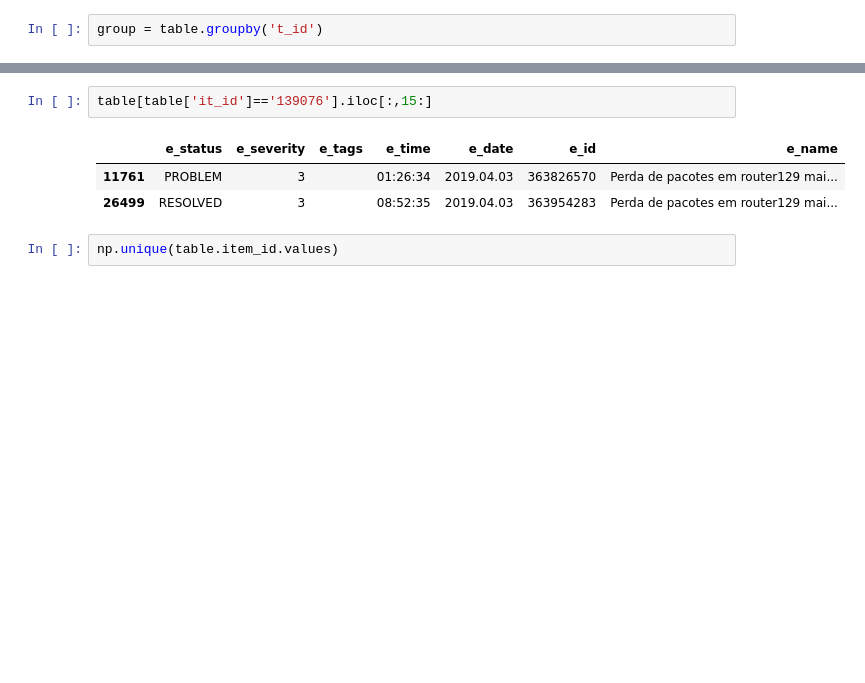
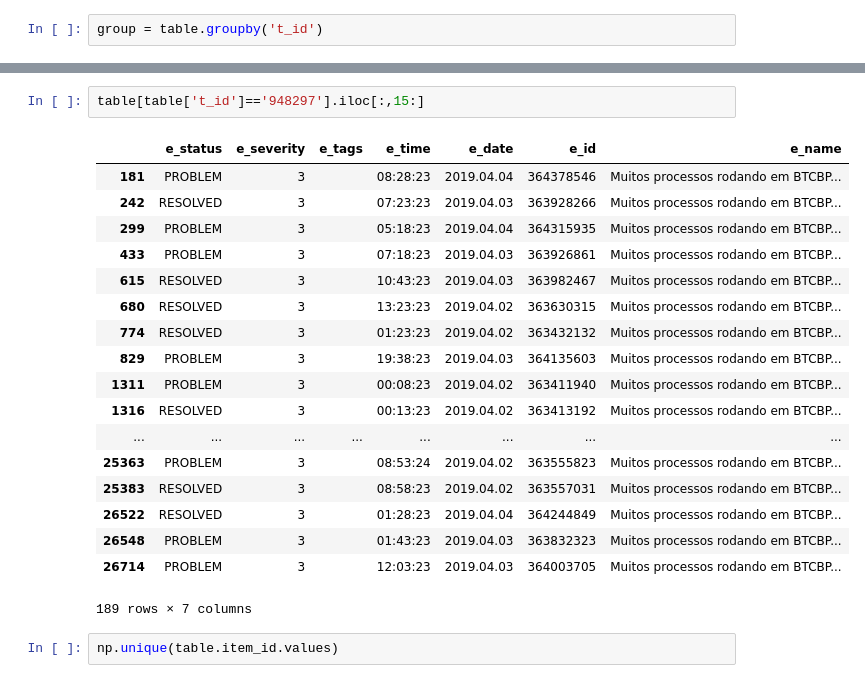
Before and after one commit to michaeloc/data_analysis_server_log, a Jupyter notebook: Analise_descritiva_michael_neto.ipynb, the cells around one changed output, grey strips where cells are left out. Cells and saved outputs as stored; diff of their text form; blank space fills up the shorter version.

```diff
--- a/Analise_descritiva_michael_neto.ipynb
+++ b/Analise_descritiva_michael_neto.ipynb
@@ -169,9 +162,24 @@ table[table['t_id']=='139076'].iloc[:,:15]
 # %%
-table[table['it_id']=='139076'].iloc[:,15:]
+table[table['t_id']=='948297'].iloc[:,15:]
 # %% [output]
 |  | e_status | e_severity | e_tags | e_time | e_date | e_id | e_name |
-| 11761 | PROBLEM | 3 |  | 01:26:34 | 2019.04.03 | 363826570 | Perda de pacotes em router129 mai... |
-| 26499 | RESOLVED | 3 |  | 08:52:35 | 2019.04.03 | 363954283 | Perda de pacotes em router129 mai... |
+| 181 | PROBLEM | 3 |  | 08:28:23 | 2019.04.04 | 364378546 | Muitos processos rodando em BTCBP... |
+| 242 | RESOLVED | 3 |  | 07:23:23 | 2019.04.03 | 363928266 | Muitos processos rodando em BTCBP... |
+| 299 | PROBLEM | 3 |  | 05:18:23 | 2019.04.04 | 364315935 | Muitos processos rodando em BTCBP... |
+| 433 | PROBLEM | 3 |  | 07:18:23 | 2019.04.03 | 363926861 | Muitos processos rodando em BTCBP... |
+| 615 | RESOLVED | 3 |  | 10:43:23 | 2019.04.03 | 363982467 | Muitos processos rodando em BTCBP... |
+| 680 | RESOLVED | 3 |  | 13:23:23 | 2019.04.02 | 363630315 | Muitos processos rodando em BTCBP... |
+| 774 | RESOLVED | 3 |  | 01:23:23 | 2019.04.02 | 363432132 | Muitos processos rodando em BTCBP... |
+| 829 | PROBLEM | 3 |  | 19:38:23 | 2019.04.03 | 364135603 | Muitos processos rodando em BTCBP... |
+| 1311 | PROBLEM | 3 |  | 00:08:23 | 2019.04.02 | 363411940 | Muitos processos rodando em BTCBP... |
+| 1316 | RESOLVED | 3 |  | 00:13:23 | 2019.04.02 | 363413192 | Muitos processos rodando em BTCBP... |
+| ... | ... | ... | ... | ... | ... | ... | ... |
+| 25363 | PROBLEM | 3 |  | 08:53:24 | 2019.04.02 | 363555823 | Muitos processos rodando em BTCBP... |
+| 25383 | RESOLVED | 3 |  | 08:58:23 | 2019.04.02 | 363557031 | Muitos processos rodando em BTCBP... |
+| 26522 | RESOLVED | 3 |  | 01:28:23 | 2019.04.04 | 364244849 | Muitos processos rodando em BTCBP... |
+| 26548 | PROBLEM | 3 |  | 01:43:23 | 2019.04.03 | 363832323 | Muitos processos rodando em BTCBP... |
+| 26714 | PROBLEM | 3 |  | 12:03:23 | 2019.04.03 | 364003705 | Muitos processos rodando em BTCBP... |
+189 rows × 7 columns
 # %%
 np.unique(table.item_id.values)
 # %% [output]
```
Also changed, not shown: parts of 8 cells of this notebook, 1 other file.
